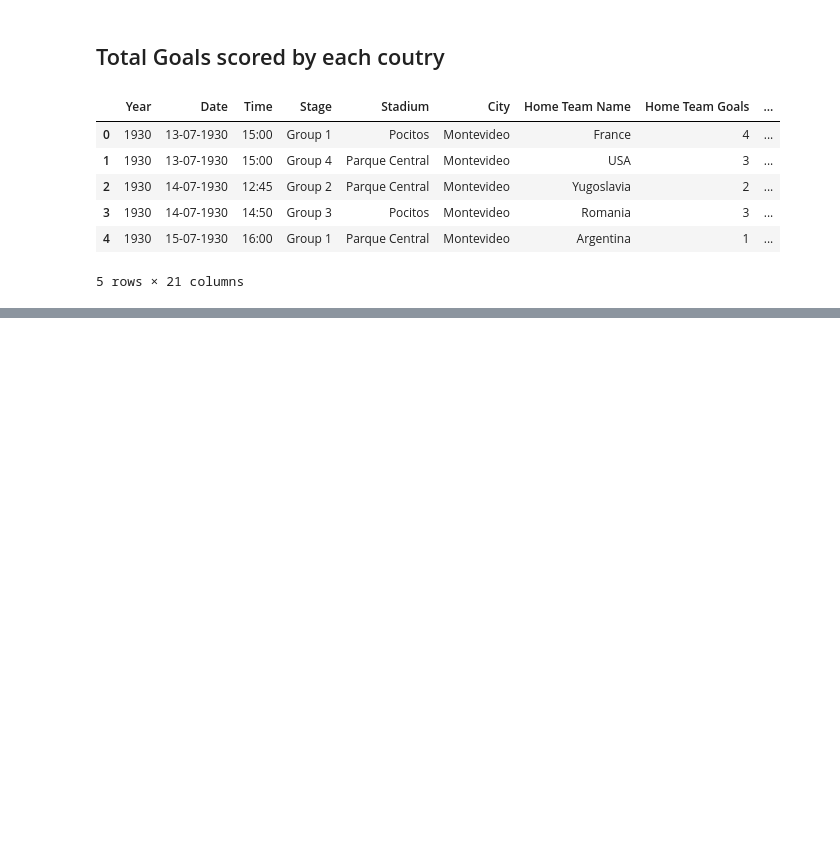
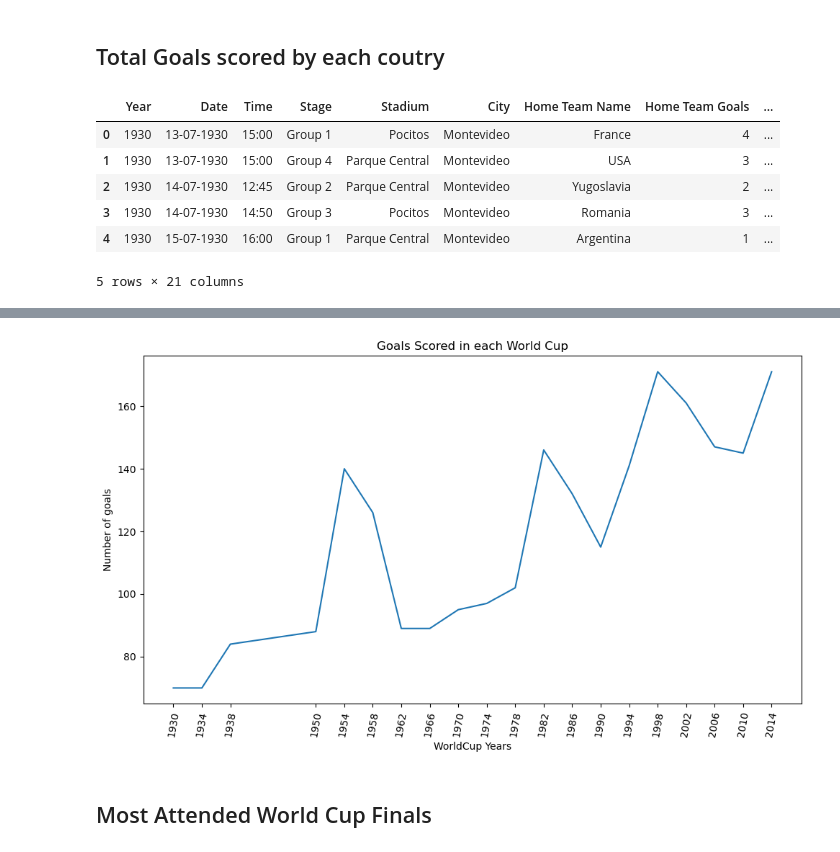
Before and after one commit to Adroit10/FIFA-World-Cup-Analysis, a Jupyter notebook: EDA.ipynb, the cells around one changed output, grey strips where cells are left out. Cells and saved outputs as stored; diff of their text form; code cells hidden in the pictures; blank space fills up the shorter version.

```diff
--- a/EDA.ipynb
+++ b/EDA.ipynb
@@ -311,0 +406,3 @@ df_matches[['Home Team Name','Home Team Goals']]
+# %%
+most_goals=df_cups[['Year','Country','GoalsScored']]
+most_goals.head()
@@ -311,0 +416,14 @@ df_matches[['Home Team Name','Home Team Goals']]
+# %%
+plt.figure(figsize=(10,6))
+ax=sns.lineplot(x=most_goals['Year'],y=most_goals['GoalsScored'])
+ax.set_xticks(most_goals['Year'])
+ax.set_xticklabels(labels=most_goals['Year'],rotation=80)
+plt.xlabel('WorldCup Years')
+plt.ylabel('Number of goals')
+plt.title('Goals Scored in each World Cup')
+plt.tight_layout()
+plt.show()
+# %% [output]
+[figure, added]
+# %% [markdown]
+## Most Attended World Cup Finals
```
Also changed, not shown: parts of 13 cells of this notebook, 1 other file.
